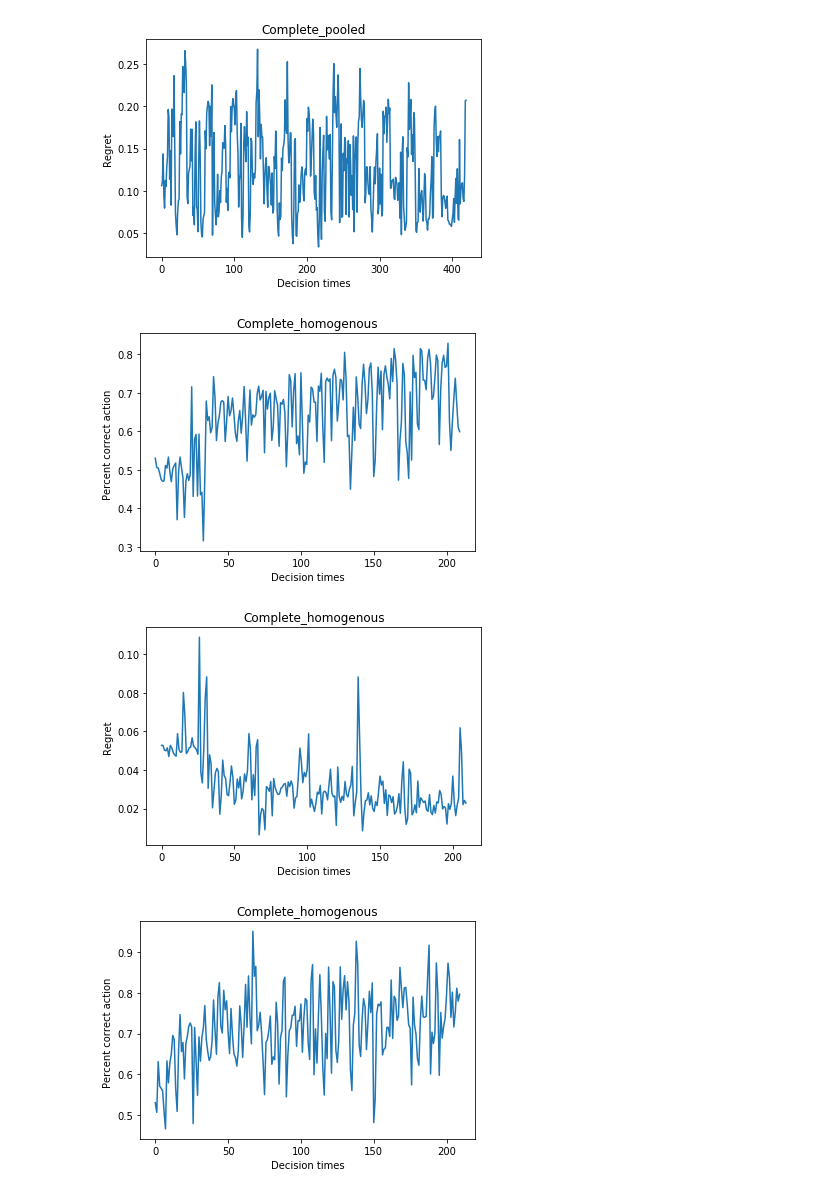
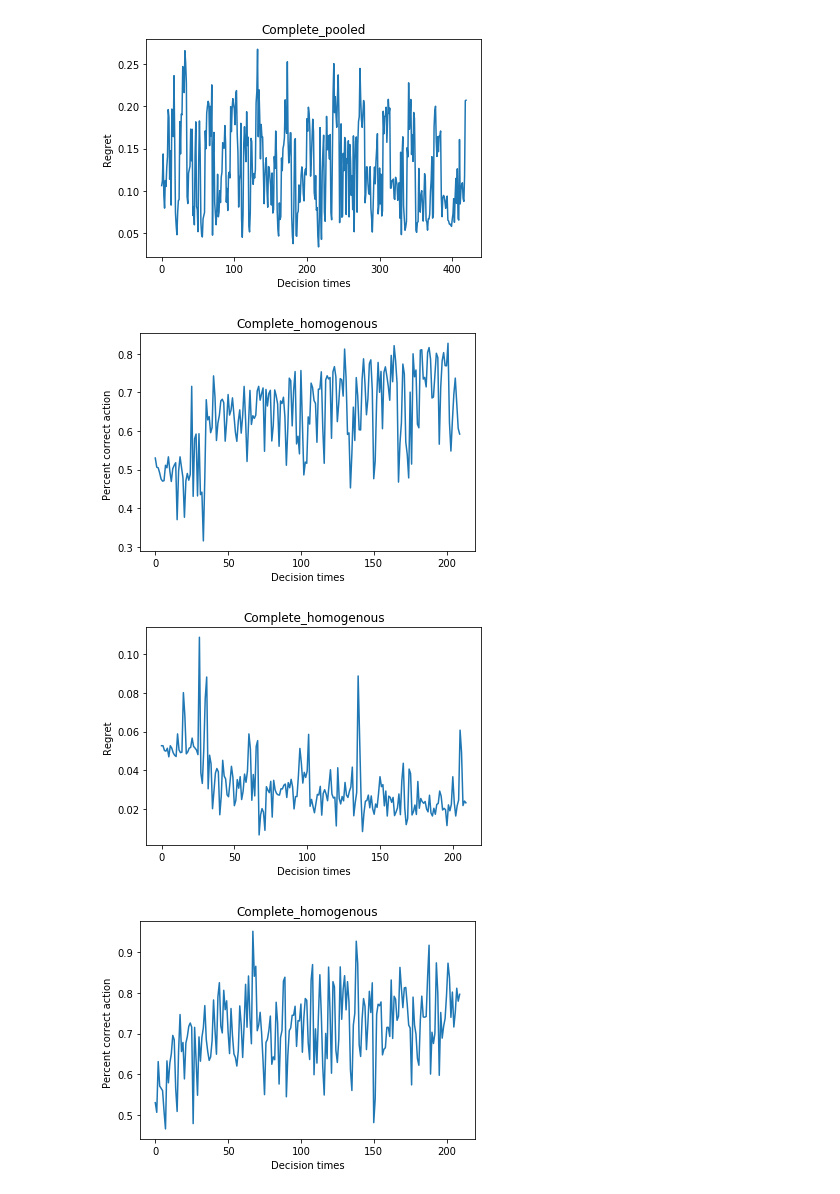
Before and after one commit to StatisticalReinforcementLearningLab/pooling_rl, a Jupyter notebook: simulation/plotng.ipynb, the cells around one changed output. Drawn from its saved outputs; the diff is of its cells as text; code cells hidden in the pictures.

```diff
--- a/simulation/plotng.ipynb
+++ b/simulation/plotng.ipynb
@@ -71,12 +71,12 @@ plot_and_save_dict(dtable,'Complete_pooled','weekly_updates_table',save=False)
 [figure]
 [figure]
 # %%
-filename = '{}results/{}/population_size_{}_update_days_{}_{}_static_sim_regrets_actions_l_currentprior.pkl'.format('../../Downloads/pooling_results/batch/','case_one',32,7,'short')
+filename = '{}results/{}/population_size_{}_update_days_{}_{}_static_sim_regrets_actions_l_currentpriordifmu.pkl'.format('../../Downloads/pooling_results/batch/','case_one',32,7,'short')
 with open(filename,'rb') as f:
             dtable =pickle.load(f)
 plot_and_save_dict(dtable,'Complete_homogenous','daily_updates_table',save=False)
 # %% [output]
-[figure, old version]
+[figure, new version]
 [figure]
 # %%
 filename = '{}/results/{}/population_size_{}_update_days_{}_{}_static_sim_regrets_actions_l_current.pkl'.format('../../Downloads/pooling_results/batch/','case_one',32,1,'short')
```
Also changed, not shown: 4 other files.
